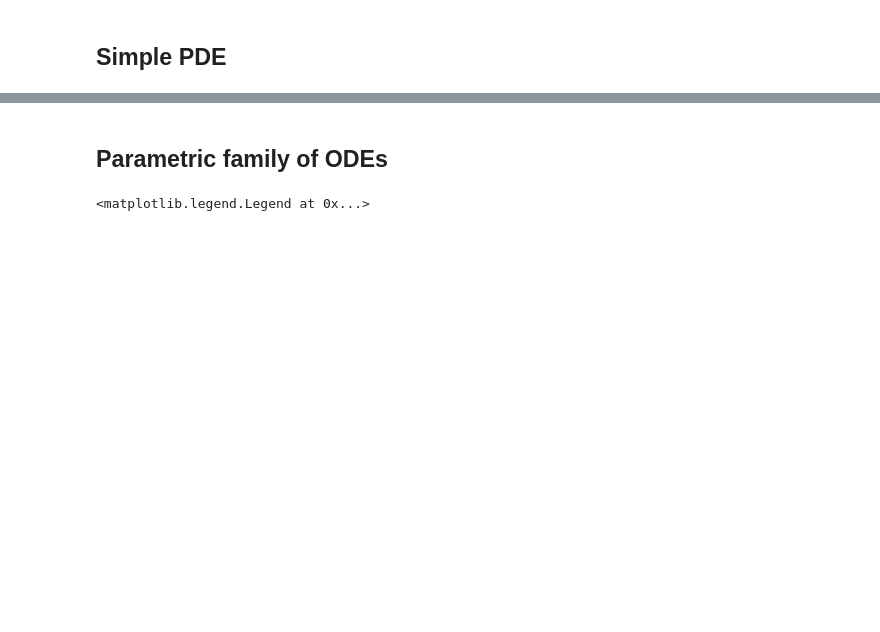
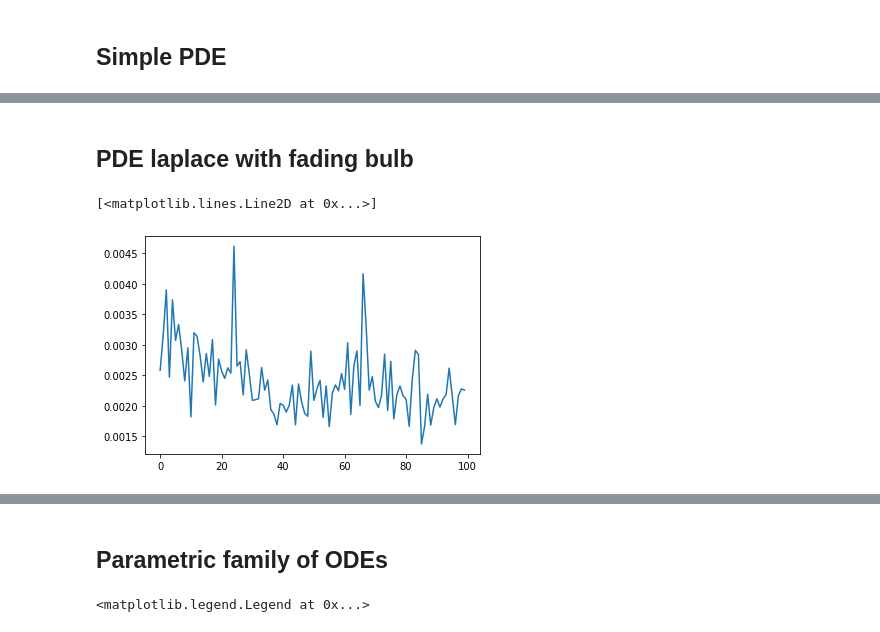
Before and after one commit to analysiscenter/pydens, a Jupyter notebook: examples/_torch_examples.ipynb, the cells around one changed output, grey strips where cells are left out. Saved outputs shown, nothing was run; the diff lists cells and outputs as text; code cells hidden in the pictures; blank space fills up the shorter version.

```diff
--- a/examples/_torch_examples.ipynb
+++ b/examples/_torch_examples.ipynb
@@ -58,0 +175,13 @@ plt.imshow(approxs.reshape((100, 100)).detach().numpy())
+# %% [markdown]
+## PDE laplace with fading bulb
+# %%
+def source(x, y):
+    return (100 * x * (1 - x) * 4 * y * (.5 - y) * (1 - y) *
+            torch.exp(-70 * (x - y)**2))
+# %%
+def pde(f, x, y):
+    return D(D(f, x), x) + D(D(f, y), y) - source(x, y)
+# %%
+solver = Solver(pde, ndims=2, boundary_condition=1)
+# %%
+solver.fit(niters=1500, batch_size=400, lr=0.05)
@@ -58,0 +191,5 @@ plt.imshow(approxs.reshape((100, 100)).detach().numpy())
+# %%
+plt.plot(solver.losses[-100:])
+# %% [output]
+[<matplotlib.lines.Line2D at 0x...>]
+[figure, added]
```
Also changed, not shown: parts of 58 cells of this notebook, 2 other files.
